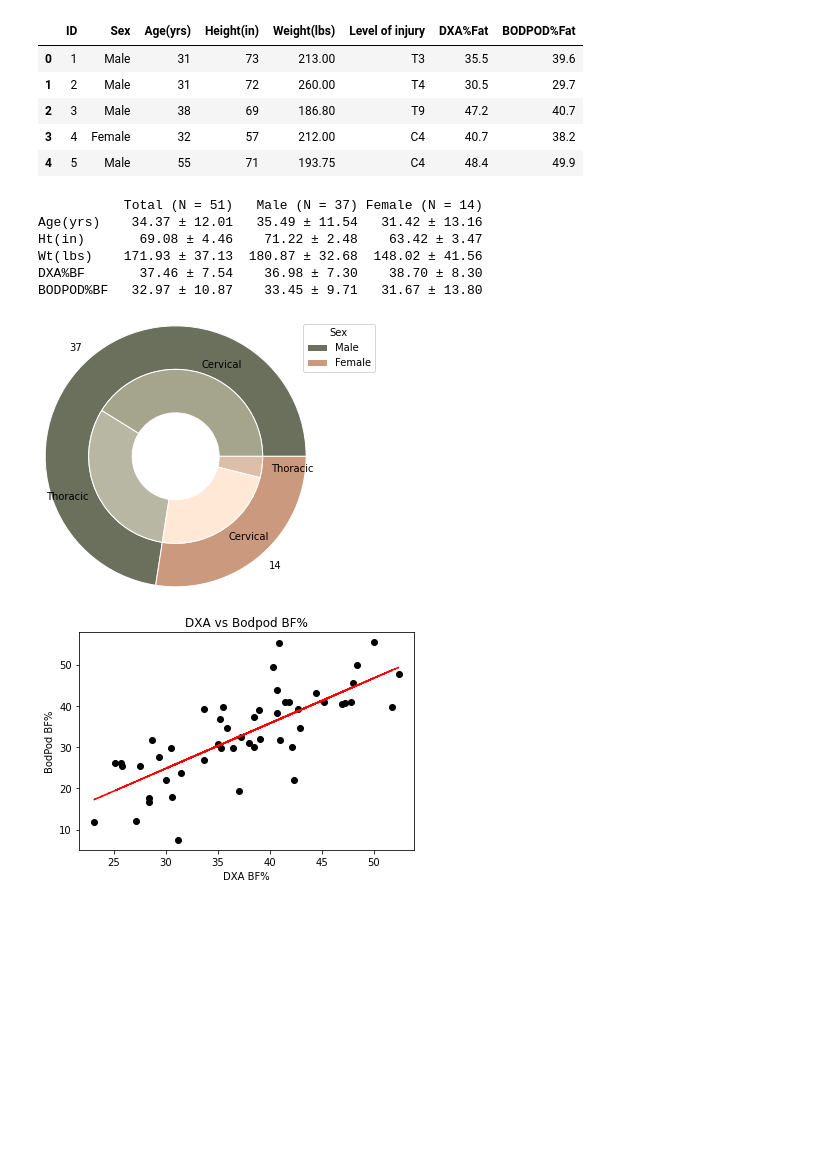
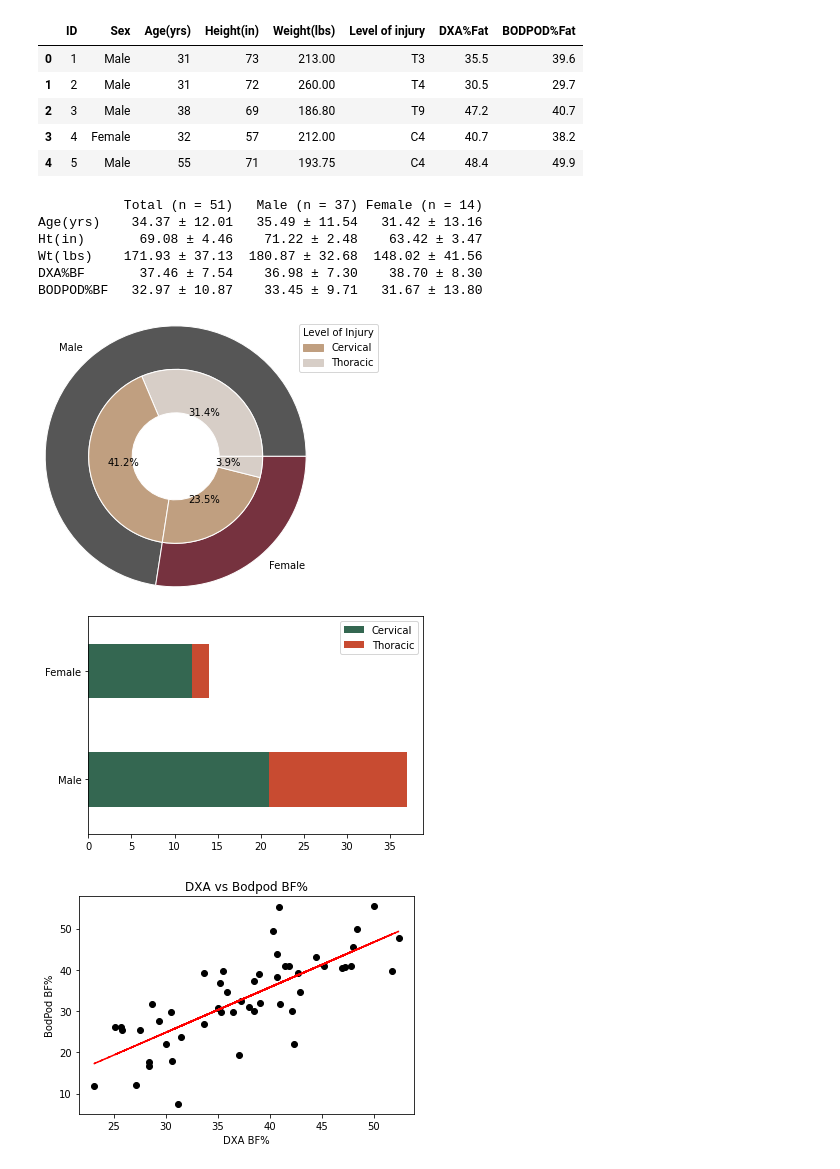
Before and after one commit to mdlove02/PythonDataAnalysis, a Jupyter notebook: BodyCompData.ipynb, the cells around one changed output. Saved outputs shown, nothing was run; the diff lists cells and outputs as text; code cells hidden in the pictures; blank space fills up the shorter version.

```diff
--- a/BodyCompData.ipynb
+++ b/BodyCompData.ipynb
@@ -70,51 +70,62 @@ female_demo_stdev  = female[["Age(yrs)", "Height(in)", "Weight(lbs)", "DXA%Fat",
 fdm = np.array(female_demo_mean)
 fds = np.array(female_demo_stdev)
 # %%
-demo_table = {'Total (N = 51)': ['34.37 ± 12.01', '69.08 ± 4.46', '171.93 ± 37.13', '37.46 ± 7.54', '32.97 ± 10.87'],
-             'Male (N = 37)': ['35.49 ± 11.54', '71.22 ± 2.48', '180.87 ± 32.68', '36.98 ± 7.30', '33.45 ± 9.71'],
-             'Female (N = 14)': ['31.42 ± 13.16', '63.42 ± 3.47', '148.02 ± 41.56', '38.70 ± 8.30', '31.67 ± 13.80']} #dict
+demo_table = {'Total (n = 51)': ['34.37 ± 12.01', '69.08 ± 4.46', '171.93 ± 37.13', '37.46 ± 7.54', '32.97 ± 10.87'],
+             'Male (n = 37)': ['35.49 ± 11.54', '71.22 ± 2.48', '180.87 ± 32.68', '36.98 ± 7.30', '33.45 ± 9.71'],
+             'Female (n = 14)': ['31.42 ± 13.16', '63.42 ± 3.47', '148.02 ± 41.56', '38.70 ± 8.30', '31.67 ± 13.80']} #dict
 
-demo_table_df = pd.DataFrame(demo_table, columns = ['Total (N = 51)', 'Male (N = 37)', 'Female (N = 14)'],
+demo_table_df = pd.DataFrame(demo_table, columns = ['Total (n = 51)', 'Male (n = 37)', 'Female (n = 14)'],
                             index = ['Age(yrs)', 'Ht(in)', 'Wt(lbs)', 'DXA%BF', 'BODPOD%BF']) # creating table from dict
 
 print(demo_table_df)
 # %% [output]
-           Total (N = 51)   Male (N = 37) Female (N = 14)
+           Total (n = 51)   Male (n = 37) Female (n = 14)
 Age(yrs)    34.37 ± 12.01   35.49 ± 11.54   31.42 ± 13.16
 Ht(in)       69.08 ± 4.46    71.22 ± 2.48    63.42 ± 3.47
 Wt(lbs)    171.93 ± 37.13  180.87 ± 32.68  148.02 ± 41.56
 DXA%BF       37.46 ± 7.54    36.98 ± 7.30    38.70 ± 8.30
 BODPOD%BF   32.97 ± 10.87    33.45 ± 9.71   31.67 ± 13.80
 # %%
-# Pie chart attempt below
+# Messing with pie chart
 
 sex_group = ["Male 37", "Female 14"]
-injury_group = ["Cervical 21", "Thoracic 16", "Cervical 12", "Thoracic 2"]
+injury_group = ["Thoracic 16", "Cervical 21", "Cervical 12", "Thoracic 2"]
 
 outer_name = [str(axis.split()[0]) for axis in sex_group]
 outer_size = [int(axis.split()[-1]) for axis in sex_group]
 
 inner_name = [str(axis.split()[0]) for axis in injury_group]
 inner_size = [int(axis.split()[-1]) for axis in injury_group]
 
-outer_colors = ['#6b705c','#cb997e']
-inner_colors = ['#a5a58d','#b7b7a4','#ffe8d6','#ddbea9']
+outer_colors = ['#565656','#76323f']
+inner_colors = ['#d7cec7','#c09f80','#c09f80','#d7cec7']
 
 figure, axis = mp.subplots()
 
-layer1 = axis.pie(outer_size, labels = outer_size, colors = outer_colors, radius = 1.5,
+layer1 = axis.pie(outer_size, labels = outer_name, colors = outer_colors, radius = 1.5,
                   wedgeprops=dict(width=0.5, edgecolor='w'))
 
-layer2 = axis.pie(inner_size, labels = inner_name, colors = inner_colors, radius = 1.5-0.5,
-                  wedgeprops=dict(width=0.5, edgecolor='w'))
+layer2 = axis.pie(inner_size, colors = inner_colors, radius = 1.5-0.5,
+                  autopct = '%.1f%%', wedgeprops=dict(width=0.5, edgecolor='w'))
 
-mp.legend(outer_name, title="Sex", loc="center", bbox_to_anchor=(1, 0.5, 0.5, 1))
+legend_name = ["Cervical", "Thoracic"]
+test = mp.legend(legend_name, title="Level of Injury", loc="center", bbox_to_anchor=(1, 0.5, 0.5, 1))
 
-#axis.set(title = "test", position = "top")
+test.legendHandles[0].set_color('#c09f80')
+test.legendHandles[1].set_color('#d7cec7')
 
 mp.show()
+
+# Messing with bars
+
+c = [21, 12]
+t = [16, 2]
+index = ["Male", "Female"]
+bar = pd.DataFrame({"Cervical": c, "Thoracic": t}, index=index)
+new = bar.plot.barh(stacked = True, color = {"Cervical": "#346751", "Thoracic": "#C84B31"})
 # %% [output]
-[figure, old version]
+[figure, new version]
+[figure, added]
 # %%
 # Creating scatter plot
 
```
Also changed, not shown: parts of 2 cells of this notebook.
